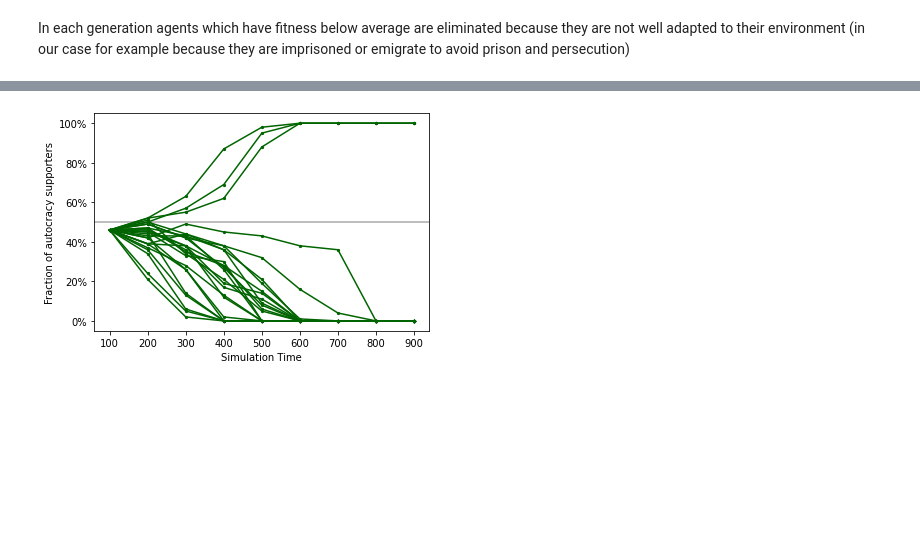
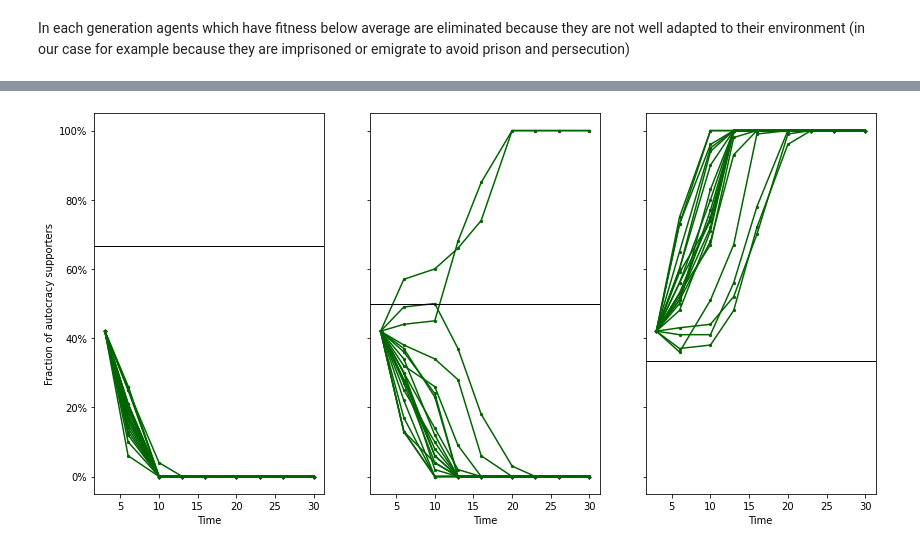
Before and after one commit to JochenFromm/JupyterNotebooks, a Jupyter notebook: ModelingDemocraticBackslidingABM.ipynb, the cells around one changed output, grey strips where cells are left out. Drawn from its saved outputs; the diff is of its cells as text; code cells hidden in the pictures; blank space fills up the shorter version.

Commit message:
Update notebook for agent-based model

```diff
--- a/ModelingDemocraticBackslidingABM.ipynb
+++ b/ModelingDemocraticBackslidingABM.ipynb
@@ -163,0 +134,19 @@ df.head(10)
+# %%
+PAYOFF = [2,0,0,2]
+model_2_data = np.arange(model_runs*generations*3).reshape(model_runs, generations, 3)
+
+for n in range(model_runs):
+  x = AgentBasedModel(initial_state, 100 - initial_state, PAYOFF)
+  x.run(generation_time, timesteps)
+  model_2_data[n] = x.data
+# %%
+PAYOFF = [1,0,0,2]
+model_3_data = np.arange(model_runs*generations*3).reshape(model_runs, generations, 3)
+
+for n in range(model_runs):
+  x = AgentBasedModel(initial_state, 100 - initial_state, PAYOFF)
+  x.run(generation_time, timesteps)
+  model_3_data[n] = x.data
+# %%
+df = pd.DataFrame(model_1_data[0], columns=['Time', 'Generation', 'State'])
+df.head(10)
@@ -164,19 +164,31 @@ df.head(10)
 # %%
 %matplotlib inline
 import matplotlib as mpl
 import matplotlib.pyplot as plt
 import matplotlib.ticker as mtick
-fig, ax = plt.subplots()
-ax.yaxis.set_major_formatter(mtick.PercentFormatter(100,0))
-plt.ylabel("Fraction of autocracy supporters")
-plt.xlabel("Simulation Time")
-plt.axhline(y=50, color="DarkGrey")
+fig, ax = plt.subplots(1, 3, figsize=(14, 7), sharey=True)
+ax[0].yaxis.set_major_formatter(mtick.PercentFormatter(100,0))
+ax[0].set_ylabel("Fraction of autocracy supporters")
 
 for n in range(model_runs):
-  df = pd.DataFrame(model_data[n], columns=['Time', 'Generation', 'State'])
-  ax.plot(df.Time, df.State, color="DarkGreen")
-  ax.scatter(df.Time, df.State, s=5, color="DarkGreen")
+  df = pd.DataFrame(model_1_data[n], columns=['Time', 'Generation', 'State'])
+  ax[0].plot(df.Time, df.State, color="DarkGreen")
+  ax[0].scatter(df.Time, df.State, s=5, color="DarkGreen")
+  ax[0].axhline(y=66.7, color='black', linewidth=0.5)
+  ax[0].set_xlabel("Time")
+
+  df = pd.DataFrame(model_2_data[n], columns=['Time', 'Generation', 'State'])
+  ax[1].plot(df.Time, df.State, color="DarkGreen")
+  ax[1].scatter(df.Time, df.State, s=5, color="DarkGreen")
+  ax[1].axhline(y=50, color='black', linewidth=0.5)
+  ax[1].set_xlabel("Time")
+
+  df = pd.DataFrame(model_3_data[n], columns=['Time', 'Generation', 'State'])
+  ax[2].plot(df.Time, df.State, color="DarkGreen")
+  ax[2].scatter(df.Time, df.State, s=5, color="DarkGreen")
+  ax[2].axhline(y=33.3, color='black', linewidth=0.5)
+  ax[2].set_xlabel("Time")
 
 plt.show()
 # %% [output]
-[figure, old version]
+[figure, new version]
```
Also changed, not shown: parts of 10 cells of this notebook.
